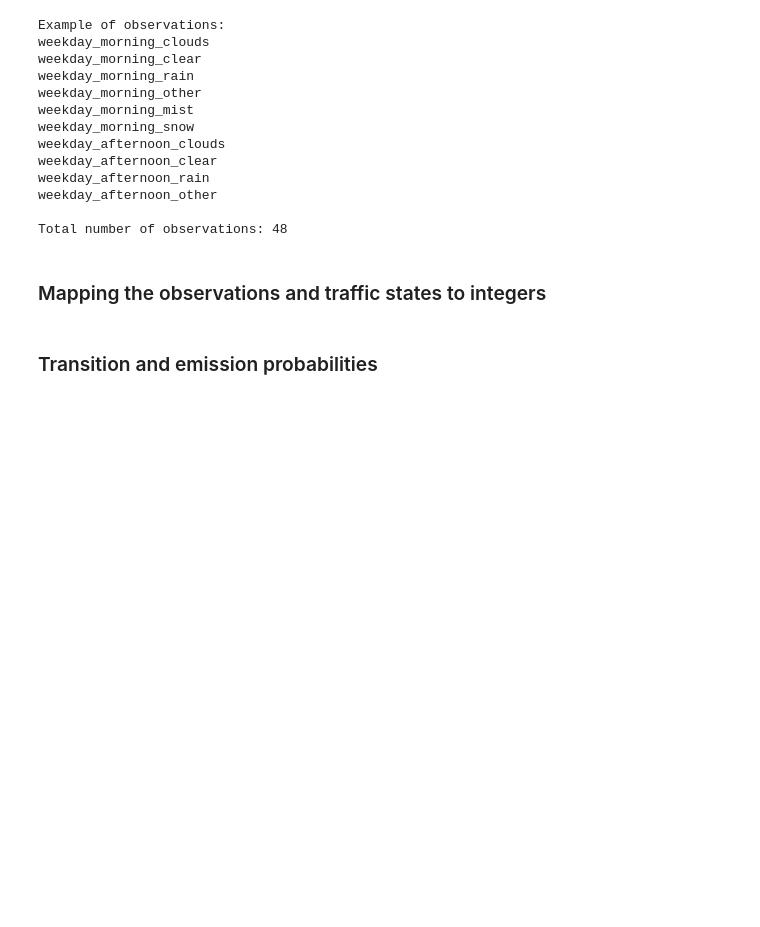
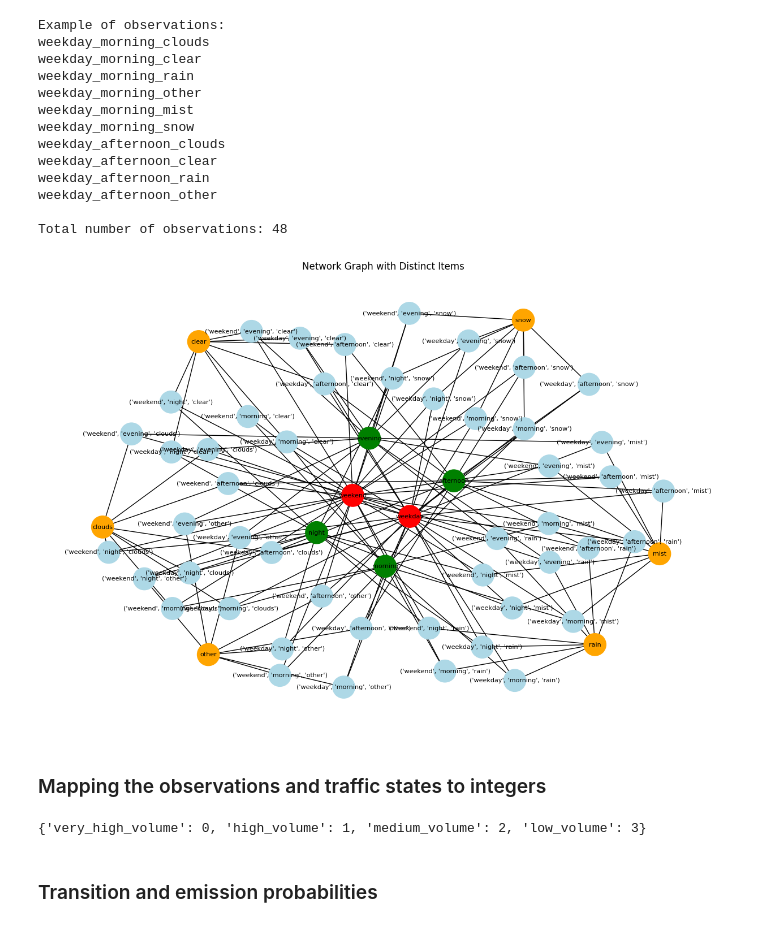
Before and after one commit to jepe06/TMBD_M02, a Jupyter notebook: assignment2.ipynb, the cells around one changed output. Saved outputs shown, nothing was run; the diff lists cells and outputs as text; code cells hidden in the pictures; blank space fills up the shorter version.

Commit message:
Added graph visualization and added two examples

```diff
--- a/assignment2.ipynb
+++ b/assignment2.ipynb
@@ -249,6 +253,46 @@ weekday_afternoon_rain
 weekday_afternoon_other
 
 Total number of observations: 48
+# %%
+observations_graph = list(product(day_of_week_categories, time_of_day_categories, weather_categories))
+
+# Create a graph
+G = nx.Graph()
+
+# Add nodes for items and combinations
+for combination in observations_graph:
+    G.add_node(combination, type="combination")
+    for item in combination:
+        G.add_node(item, type="item")
+        G.add_edge(item, combination)
+
+# Define colors based on origin
+node_colors = []
+for node in G.nodes:
+    if isinstance(node, tuple):  # Combination nodes
+        node_colors.append("lightblue")
+    elif node in day_of_week_categories:  # Items from list1
+        node_colors.append("red")
+    elif node in time_of_day_categories:  # Items from list2
+        node_colors.append("green")
+    elif node in weather_categories:  # Items from list3
+        node_colors.append("orange")
+
+# Draw the graph
+plt.figure(figsize=(12, 8))
+pos = nx.spring_layout(G, seed=42)
+nx.draw(
+    G,
+    pos,
+    with_labels=True,
+    node_size=800,  # Smaller size for items and combinations
+    font_size=8,
+    node_color=node_colors
+)
+plt.title("Network Graph with Distinct Items")
+plt.show()
+# %% [output]
+[figure, added]
 # %% [markdown]
 ### Mapping the observations and traffic states to integers
 # %%
@@ -268,6 +312,10 @@ def get_observation(row):
 
 def get_sequence(data):
     return data.apply(get_observation, axis=1).values.reshape(-1, 1)
+# %%
+print(state_map)
+# %% [output]
+{'very_high_volume': 0, 'high_volume': 1, 'medium_volume': 2, 'low_volume': 3}
 # %% [markdown]
 ### Transition and emission probabilities
 # %% [markdown]
```
Also changed, not shown: parts of 19 cells of this notebook.
